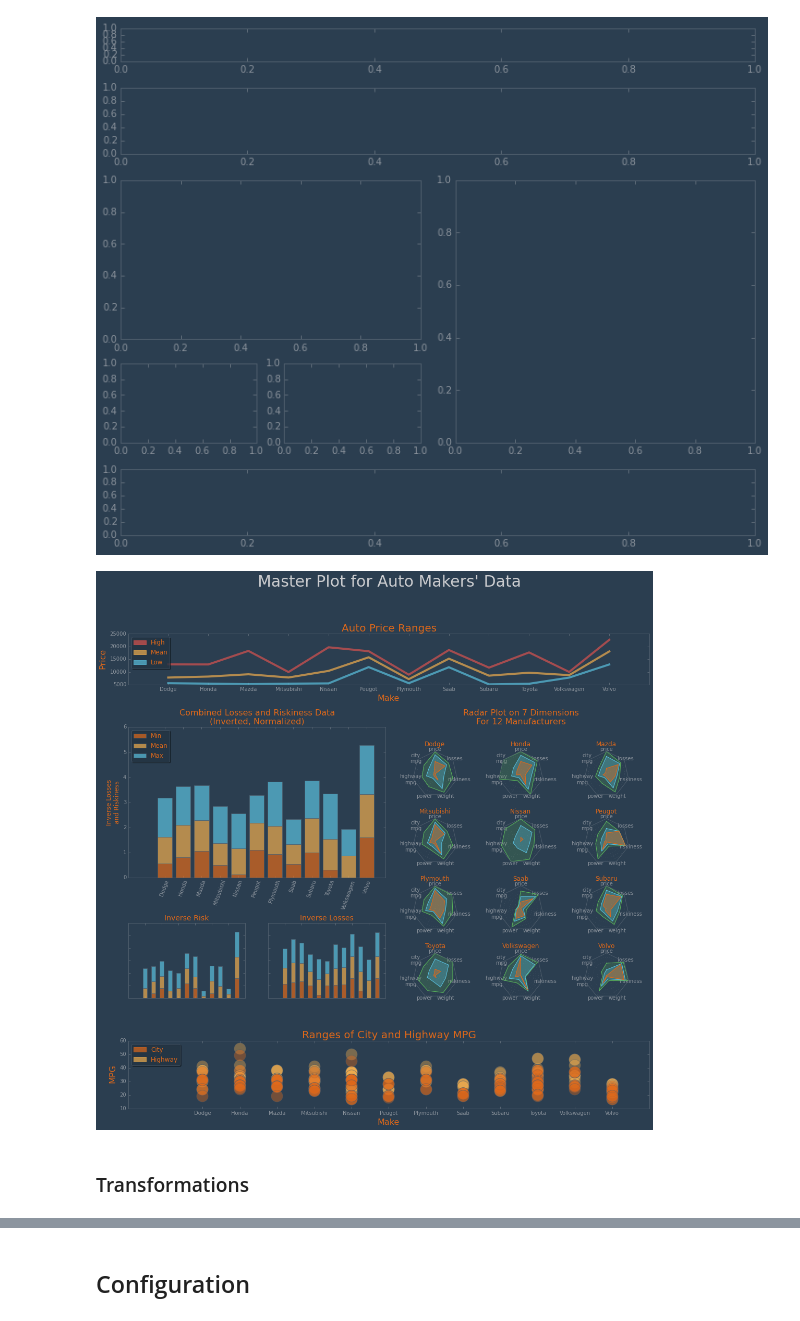
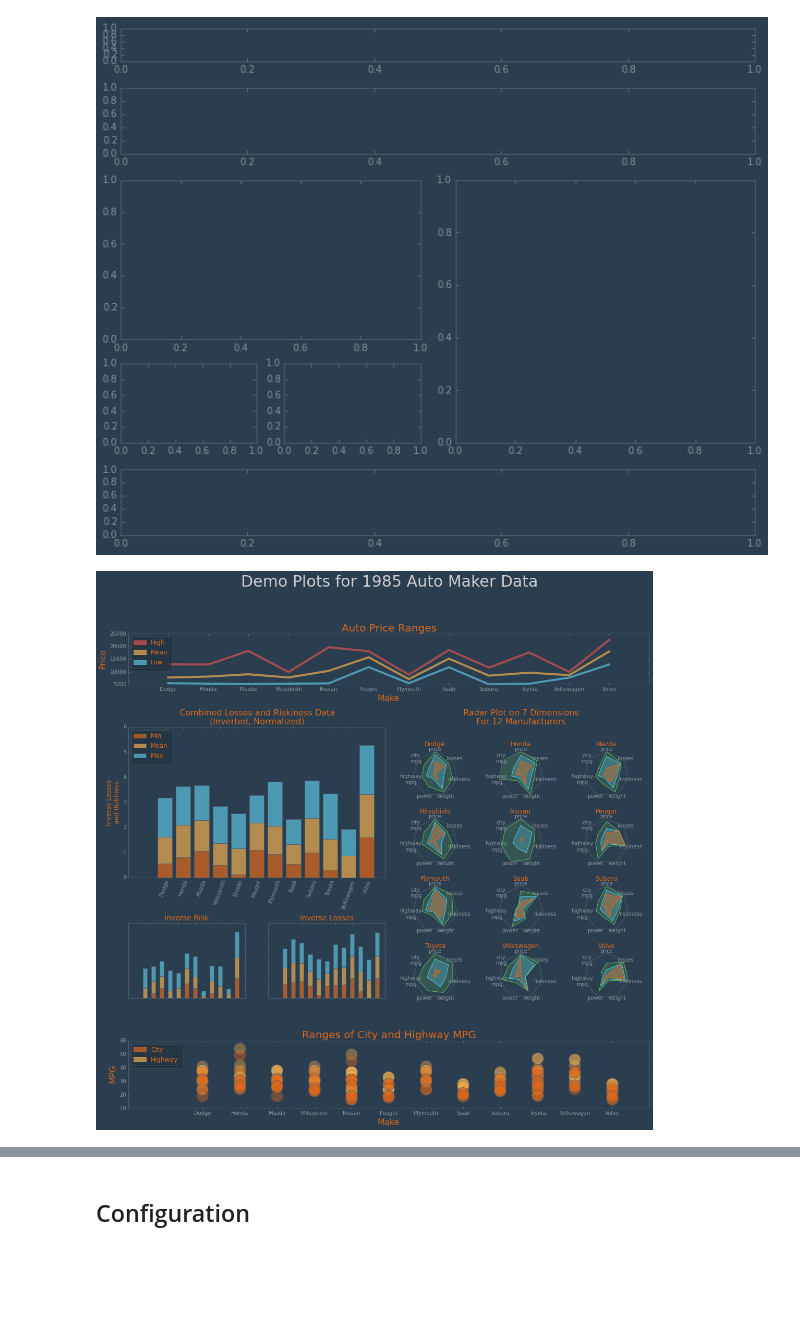
Before and after one commit to masteringmatplotlib/custom-and-config, a Jupyter notebook: notebooks/mmpl-custom-and-config.ipynb, the cells around one changed output, grey strips where cells are left out. Saved outputs shown, nothing was run; the diff lists cells and outputs as text; code cells hidden in the pictures; blank space fills up the shorter version.

```diff
--- a/notebooks/mmpl-custom-and-config.ipynb
+++ b/notebooks/mmpl-custom-and-config.ipynb
@@ -365,7 +365,7 @@ gs_master = mpl.gridspec.GridSpec(4, 2, height_ratios=[1, 24, 128, 32], hspace=0
 # Layer 1 - Title
 gs_1 = mpl.gridspec.GridSpecFromSubplotSpec(1, 1, subplot_spec=gs_master[0, :])
 title_axes = figure.add_subplot(gs_1[0])
-title_axes.set_title("Master Plot for Auto Makers' Data", fontsize=30, color="#cdced1")
+title_axes.set_title("Demo Plots for 1985 Auto Maker Data", fontsize=30, color="#cdced1")
 demoplot.hide_axes(title_axes)
 
 # Layer 2 - Price
@@ -377,33 +377,31 @@ demoplot.make_autos_price_plot(figure, pddata=data, axes=price_axes)
 gs_31 = mpl.gridspec.GridSpecFromSubplotSpec(2, 2, height_ratios=[2, 1], hspace=0.4, subplot_spec=gs_master[2, :1])
 risk_and_loss_axes = figure.add_subplot(gs_31[0, :])
 demoplot.make_autos_loss_and_risk_plot(
     figure, pddata=normed_data, axes=risk_and_loss_axes, x_label=False, rotate_ticks=True)
 risk_axes = figure.add_subplot(gs_31[1, :1])
 demoplot.make_autos_riskiness_plot(figure, pddata=normed_data, axes=risk_axes, legend=False, labels=False)
 loss_axes = figure.add_subplot(gs_31[1:, 1])
 demoplot.make_autos_losses_plot(figure, pddata=normed_data, axes=loss_axes, legend=False, labels=False)
 
 # Layer 3, Part II - Radar
 gs_32 = mpl.gridspec.GridSpecFromSubplotSpec(
     5, 3, height_ratios=[1, 20, 20, 20, 20], hspace=0.6, wspace=0, subplot_spec=gs_master[2, 1])
 (rows, cols) = geometry = gs_32.get_geometry()
 title_axes = figure.add_subplot(gs_32[0, :])
 inner_axes = []
 projection = radar.RadarAxes(spoke_count=len(normed_data.groupby("make").mean().columns))
 [inner_axes.append(figure.add_subplot(m, projection=projection)) for m in [n for n in gs_32][cols:]]
 demoplot.make_autos_radar_plot(
     figure, pddata=normed_data, title_axes=title_axes, inner_axes=inner_axes, legend_axes=False,
     geometry=geometry)
 
 # Layer 4 - MPG
 gs_4 = mpl.gridspec.GridSpecFromSubplotSpec(1, 1, subplot_spec=gs_master[3, :])
 mpg_axes = figure.add_subplot(gs_4[0])
 demoplot.make_autos_mpg_plot(figure, pddata=data, axes=mpg_axes)
 
 # Tidy up
 gs_master.tight_layout(figure)
 plt.show()
 # %% [output]
-[figure, old version]
+[figure, new version]
-# %% [markdown]
-### Transformations
```
Also changed, not shown: parts of 26 cells of this notebook.
